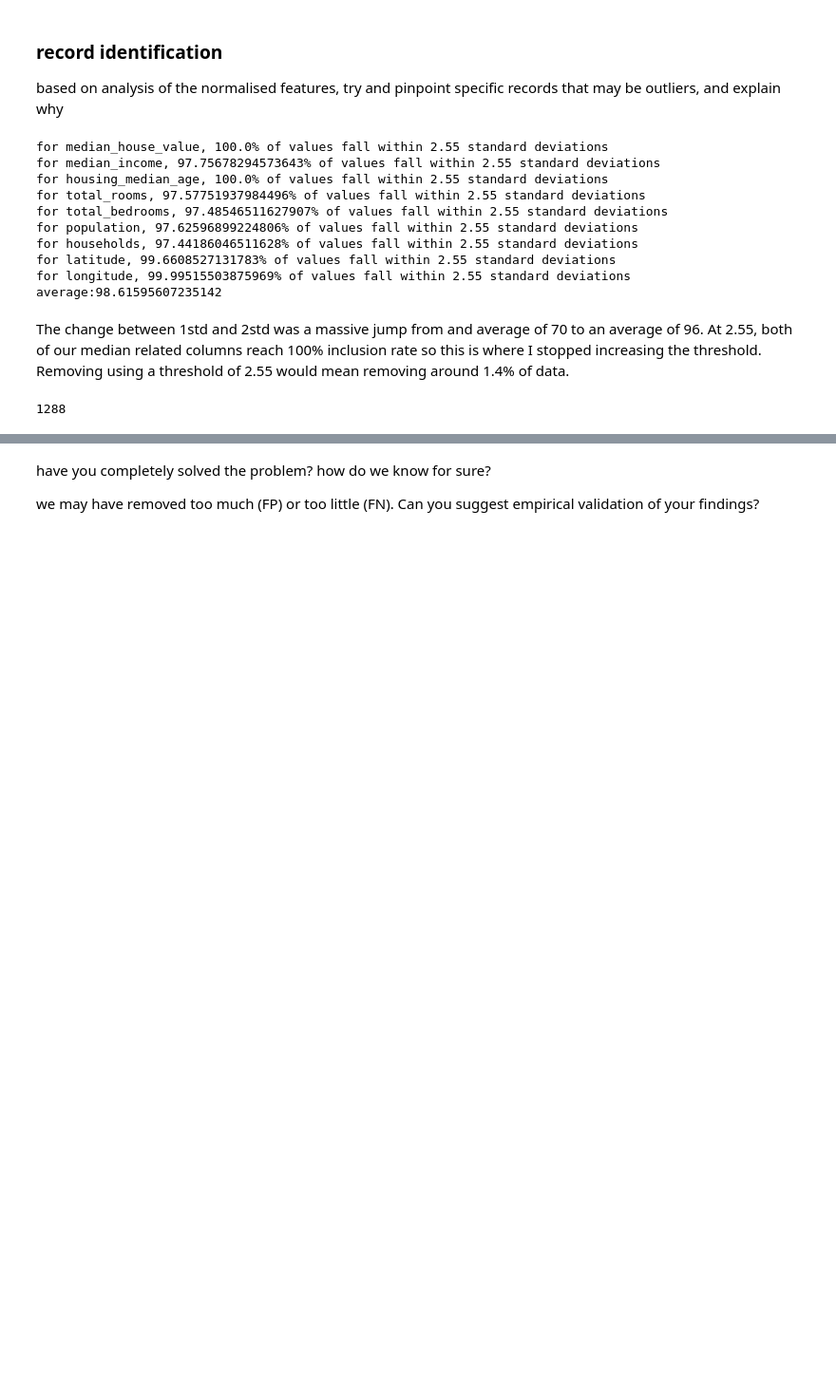
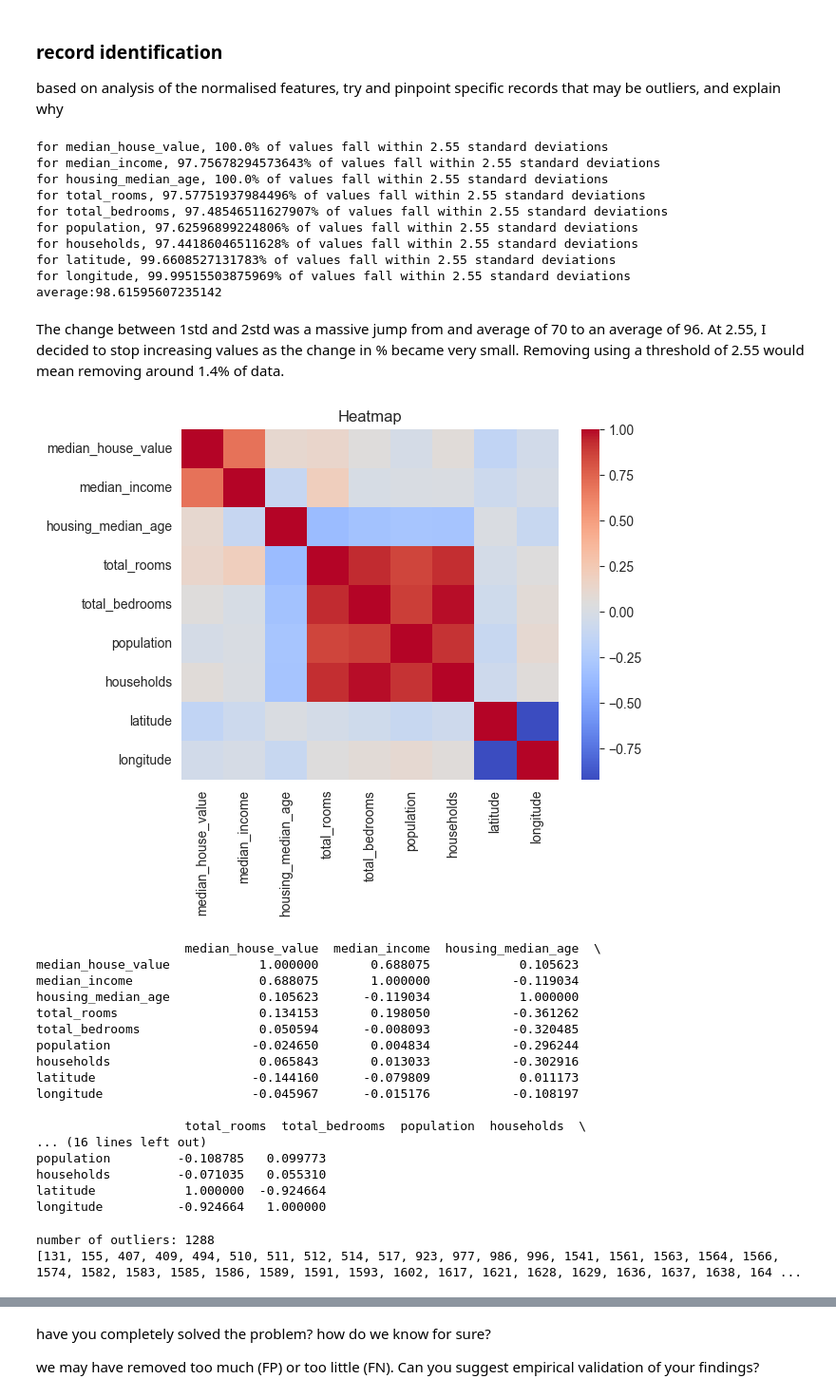
Before and after one commit to 28Storm28/CSC3831-Part1, a Jupyter notebook: Anomaly_detection_coursework_starter.ipynb, the cells around one changed output, grey strips where cells are left out. Shown at 95% size. Cells and saved outputs as stored; diff of their text form; code cells hidden in the pictures; blank space fills up the shorter version.

```diff
--- a/Anomaly_detection_coursework_starter.ipynb
+++ b/Anomaly_detection_coursework_starter.ipynb
@@ -181,27 +181,60 @@ for latitude, 99.6608527131783% of values fall within 2.55 standard deviations
 for longitude, 99.99515503875969% of values fall within 2.55 standard deviations
 average:98.61595607235142
 # %% [markdown]
-The change between 1std and 2std was a massive jump from and average of 70 to an average of 96. At 2.55, both of our median related columns reach 100% inclusion rate so this is where I stopped increasing the threshold. Removing using a threshold of 2.55 would mean removing around 1.4% of data.
+The change between 1std and 2std was a massive jump from and average of 70 to an average of 96. At 2.55, I decided to
+stop increasing values as the change in % became very small. Removing using a threshold of 2.55 would mean removing
+around 1.4% of data.
+# %%
+# Importance of columns
+sns.heatmap(houses_robust_scaled.corr(), cmap='coolwarm')
+plt.title('Heatmap')
+plt.show()
+print(houses_robust_scaled.corr())
+# %% [output]
+[figure, added]
+                    median_house_value  median_income  housing_median_age  \
+median_house_value            1.000000       0.688075            0.105623
+median_income                 0.688075       1.000000           -0.119034
+housing_median_age            0.105623      -0.119034            1.000000
+total_rooms                   0.134153       0.198050           -0.361262
+total_bedrooms                0.050594      -0.008093           -0.320485
+population                   -0.024650       0.004834           -0.296244
+households                    0.065843       0.013033           -0.302916
+latitude                     -0.144160      -0.079809            0.011173
+longitude                    -0.045967      -0.015176           -0.108197
+
+                    total_rooms  total_bedrooms  population  households  \
+... (16 lines left out)
+population         -0.108785   0.099773
+households         -0.071035   0.055310
+latitude            1.000000  -0.924664
+longitude          -0.924664   1.000000
 # %%
 def get_outlier_indexes(column, threshold):
     z_scores = (column - column.mean()) / column.std()
     return z_scores[abs(z_scores) > threshold].index
 
-all_outlier_indexes = []
+
 threshold = 2.55
 
-
-for col in houses_robust_scaled.columns:
-    new_vales = get_outlier_indexes(houses_robust_scaled[col], threshold)
-    for value in new_vales:
-        # Check for duplicates
-        if value not in all_outlier_indexes:
-            all_outlier_indexes.append(value)
+def get_indexes_for_dataset(dataset):
+    all_outlier_indexes = []
+    for col in dataset.columns:
+        new_vales = get_outlier_indexes(dataset[col], threshold)
+        for value in new_vales:
+            # Check for duplicates
+            if value not in all_outlier_indexes:
+                all_outlier_indexes.append(value)
+    return all_outlier_indexes
 
 
-# Display the list of all outlier indexes
-print(len(all_outlier_indexes))
+
+main_outliers = get_indexes_for_dataset(houses_robust_scaled)
+print(f'number of outliers: {len(main_outliers)}')
+# Reporting the indexes of outliers is required in the brief
+print(main_outliers)
 # %% [output]
-1288
+number of outliers: 1288
+[131, 155, 407, 409, 494, 510, 511, 512, 514, 517, 923, 977, 986, 996, 1541, 1561, 1563, 1564, 1566, 1574, 1582, 1583, 1585, 1586, 1589, 1591, 1593, 1602, 1617, 1621, 1628, 1629, 1636, 1637, 1638, 164 ...
 # %%
 # Remove outliers
```
Also changed, not shown: parts of 16 cells of this notebook.
